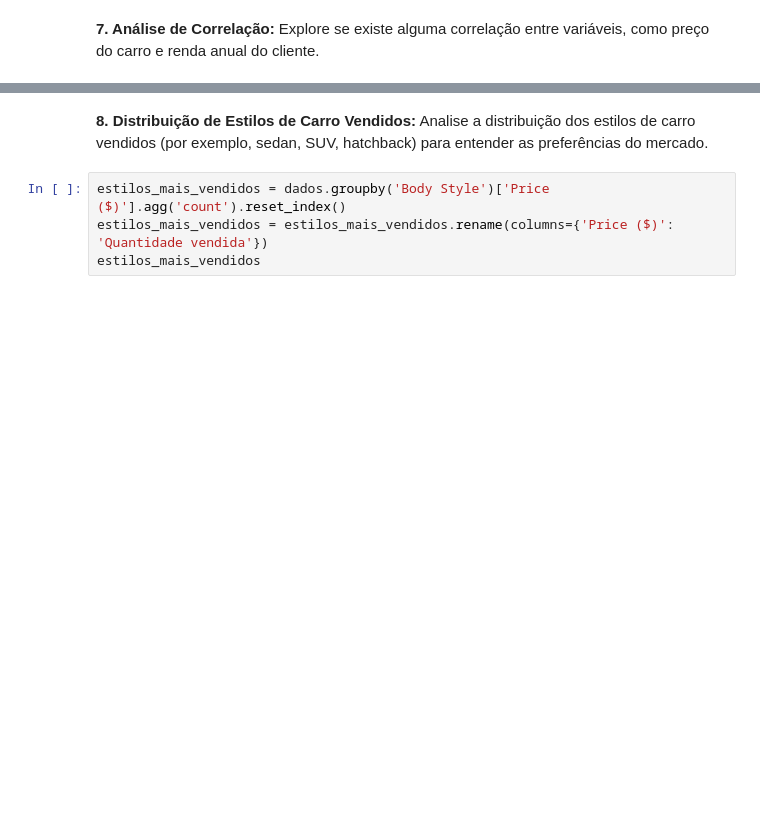
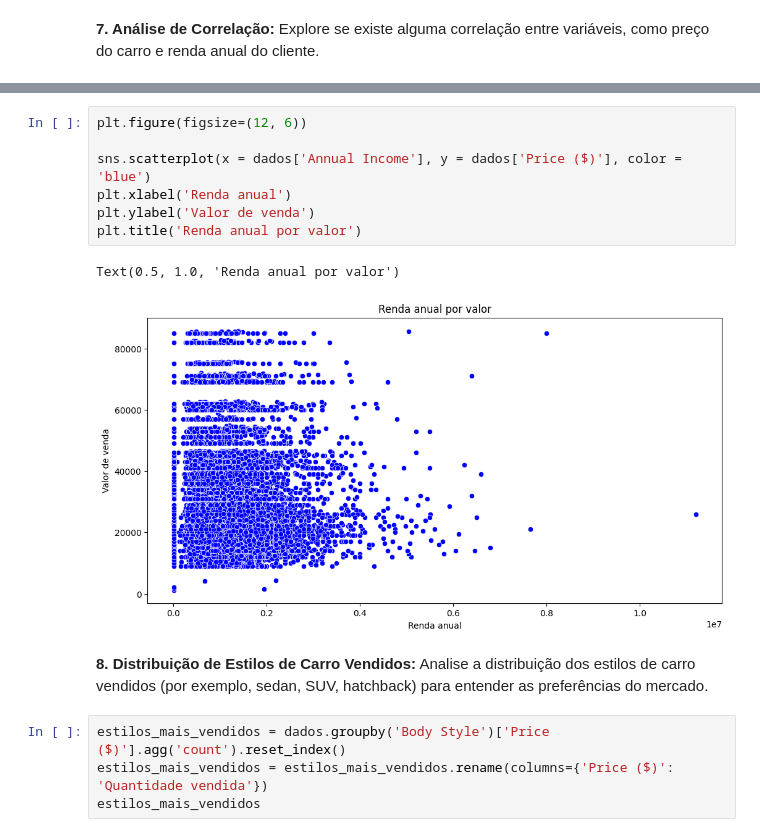
Before and after one commit to GabrielVila/Car-Sales-Report, a Jupyter notebook: projeto_carro.ipynb, the cells around one changed output, grey strips where cells are left out. Saved outputs shown, nothing was run; the diff lists cells and outputs as text; blank space fills up the shorter version.

```diff
--- a/projeto_carro.ipynb
+++ b/projeto_carro.ipynb
@@ -662,3 +602,13 @@ dados_mapeados.corr()
+# %%
+plt.figure(figsize=(12, 6))
+
+sns.scatterplot(x = dados['Annual Income'], y = dados['Price ($)'], color = 'blue')
+plt.xlabel('Renda anual')
+plt.ylabel('Valor de venda')
+plt.title('Renda anual por valor')
+# %% [output]
+Text(0.5, 1.0, 'Renda anual por valor')
+[figure, added]
 # %% [markdown]
 **8. Distribuição de Estilos de Carro Vendidos:** Analise a distribuição dos estilos de carro vendidos (por exemplo, sedan, SUV, hatchback) para entender as preferências do mercado.
 # %%
```
Also changed, not shown: parts of 17 cells of this notebook.
